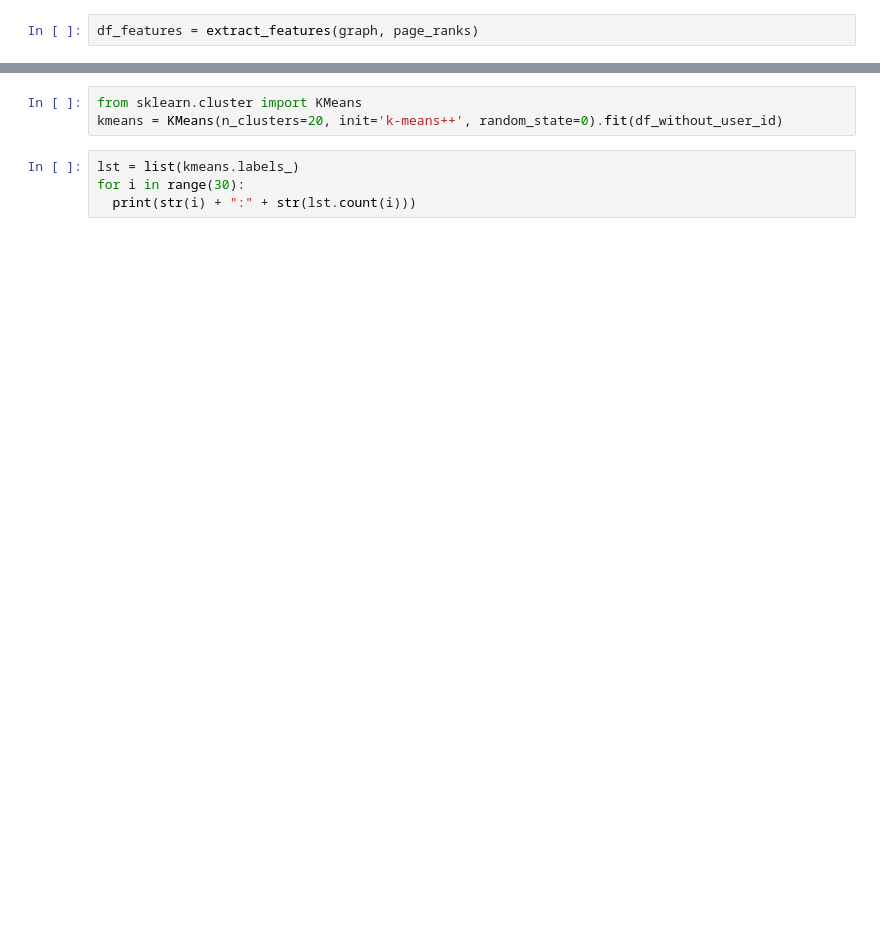
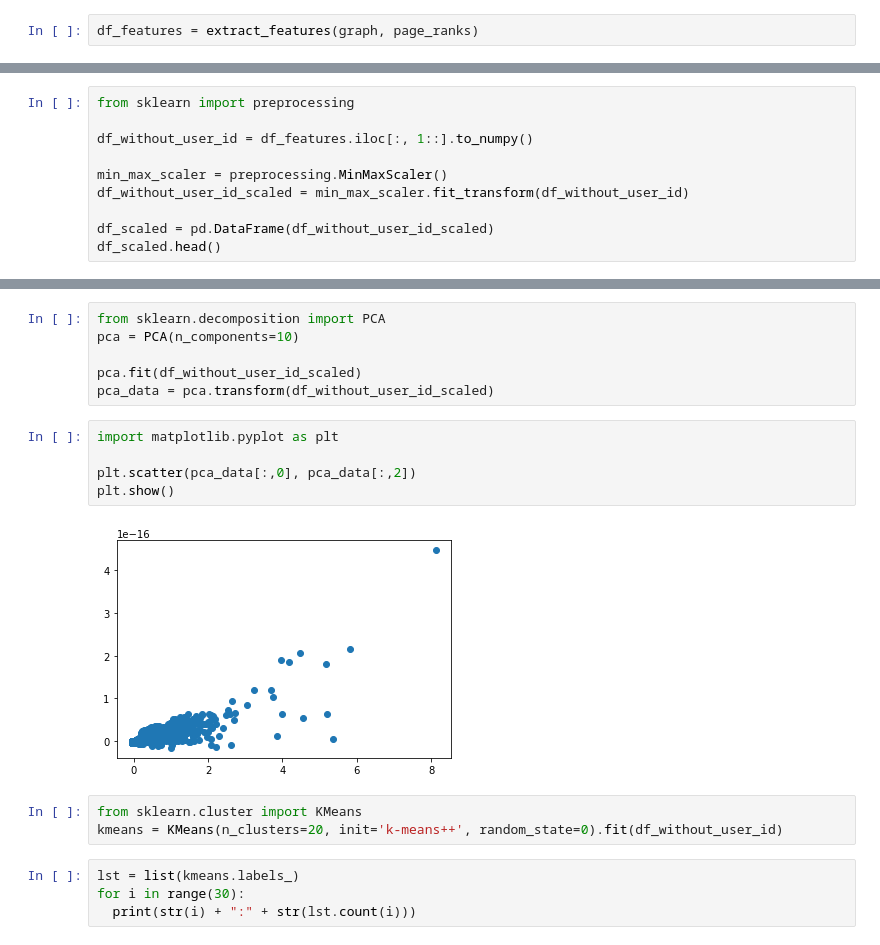
Before and after one commit to sasansharifipour/Spark_Class, a Jupyter notebook: train_sheypoor.ipynb, the cells around one changed output, grey strips where cells are left out. Saved outputs shown, nothing was run; the diff lists cells and outputs as text; blank space fills up the shorter version.

```diff
--- a/train_sheypoor.ipynb
+++ b/train_sheypoor.ipynb
@@ -119,0 +118,10 @@ df_without_user_id = df_features.iloc[:, 1::].to_numpy()
+# %%
+from sklearn import preprocessing
+
+df_without_user_id = df_features.iloc[:, 1::].to_numpy()
+
+min_max_scaler = preprocessing.MinMaxScaler()
+df_without_user_id_scaled = min_max_scaler.fit_transform(df_without_user_id)
+
+df_scaled = pd.DataFrame(df_without_user_id_scaled)
+df_scaled.head()
@@ -120,3 +135,16 @@ df_without_user_id = df_features.iloc[:, 1::].to_numpy()
+# %%
+from sklearn.decomposition import PCA
+pca = PCA(n_components=10)
+
+pca.fit(df_without_user_id_scaled)
+pca_data = pca.transform(df_without_user_id_scaled)
+# %%
+import matplotlib.pyplot as plt
+
+plt.scatter(pca_data[:,0], pca_data[:,2])
+plt.show()
+# %% [output]
+[figure, added]
 # %%
 from sklearn.cluster import KMeans
 kmeans = KMeans(n_clusters=20, init='k-means++', random_state=0).fit(df_without_user_id)
```
Also changed, not shown: parts of 7 cells of this notebook.
